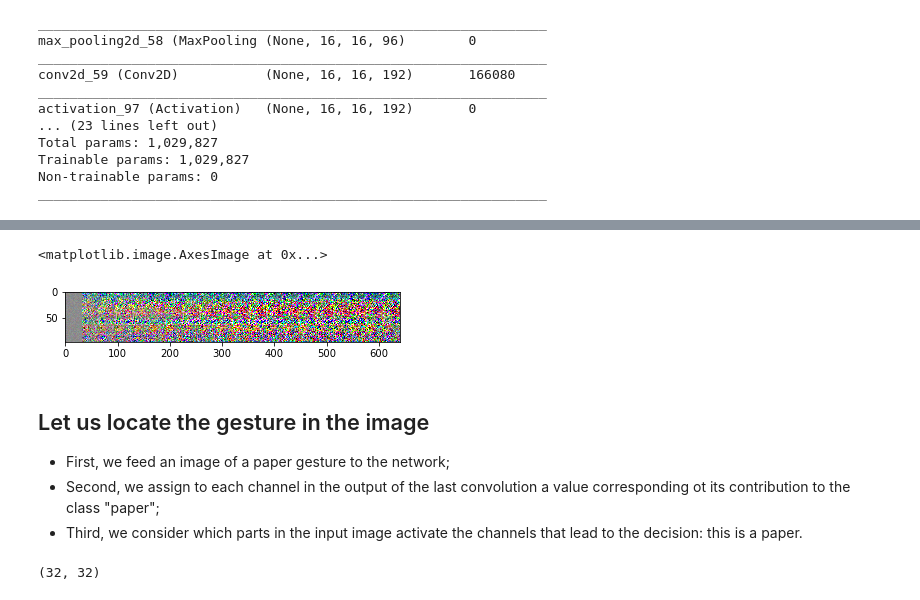
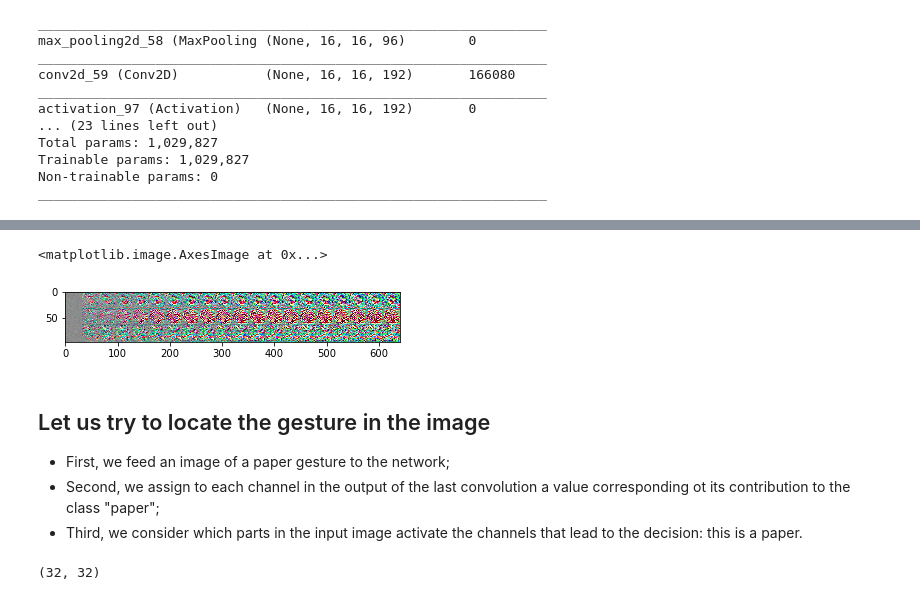
Before and after one commit to alessandro-giusti/rock-paper-scissors, a Jupyter notebook: Activity notebook/notebook_v2.ipynb, the cells around one changed output, grey strips where cells are left out. Drawn from its saved outputs; the diff is of its cells as text; code cells hidden in the pictures.

```diff
--- a/Activity notebook/notebook_v2.ipynb
+++ b/Activity notebook/notebook_v2.ipynb
@@ -648,7 +661,7 @@ IndexError: list index out of range
 # %%
 import tqdm
-out = model.layers[12].output
-fig, axs = plt.subplots(nrows = 2, ncols = 10, figsize=(20,5), squeeze = False)
+out = model.layers[6].output
+fig, axs = plt.subplots(nrows = 2, ncols = 5, figsize=(20,5), squeeze = False)
 for i,j in tqdm.tqdm(list(itertools.product(range(axs.shape[0]), range(axs.shape[1])))):
     loss = K.mean(out[:,j])
     img = makeinputmaximizing(loss, gradstep = 0.03, steps = 20)
@@ -661,38 +674,32 @@ for i,j in tqdm.tqdm(list(itertools.product(range(axs.shape[0]), range(axs.shape
 # %%
 #oppure:
 #out = model.output
 
-from keras import layers
-
-iterations=20
-
 input_shape=model.input.shape[1]
-nc=model.output_shape[1]
-final_output=np.zeros((input_shape*nc, input_shape*iterations, model.input.shape[3]))
+final_output=np.zeros((input_shape*3, input_shape*iterations, model.input.shape[3]))
 
 B=32
-for k in range(nc):
-    step=1
+for k in range(3):
     X=np.random.random((1, input_shape, input_shape, model.input.shape[3]))*0.1+0.5
-    ideal=0
     objective = model.output[0,k]
     c=K.gradients(objective, model.input)[0]
-    get=K.function([model.input, K.learning_phase()],[objective, c])
+    iterate=K.function([model.input, K.learning_phase()],[objective, c])
     A=0
 
-    for j in range(iterations):
-        loss_value, grads_value=get([X, 1])
+    for j in range(20):
+        loss_value, grads_value=iterate([X, 1])
         final_output[input_shape*k:input_shape*(k+1),A:A+B]=X[0]
-        step=1/np.max(grads_value)
+        if np.max(grads_value)>0:
+            step=1/np.max(grads_value)
         X += grads_value*step
         A+=B
         X=np.clip(X, 0, 1)
 plt.imshow(final_output[:,:,:], vmin=0, vmax=1)
 # %% [output]
 <matplotlib.image.AxesImage at 0x...>
-[figure, old version]
+[figure, new version]
 # %% [markdown]
-## Let us locate the gesture in the image
+## Let us try to locate the gesture in the image
 - First, we feed an image of a paper gesture to the network;
 - Second, we assign to each channel in the output of the last convolution a value corresponding ot its contribution to the class "paper";
 - Third, we consider which parts in the input image activate the channels that lead to the decision: this is a paper.
```
Also changed, not shown: parts of 5 cells of this notebook, 1 other file.
